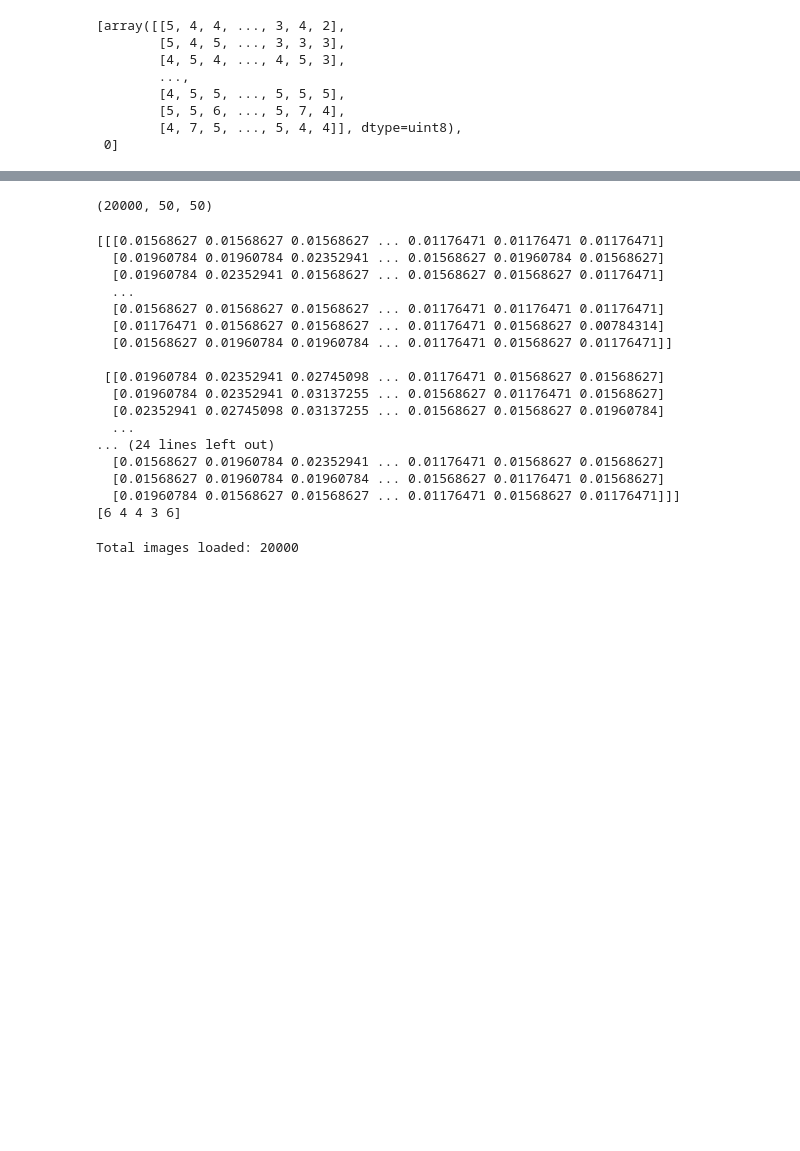
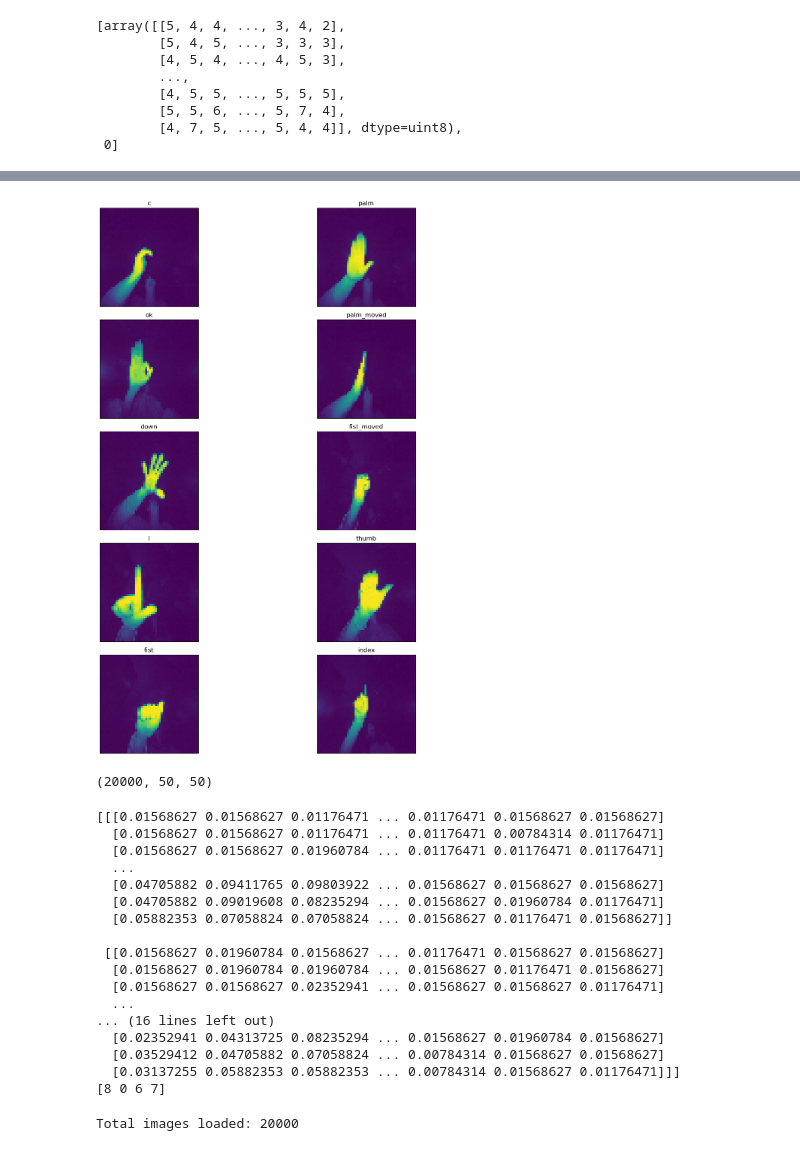
Before and after one commit to habibakhafage/Hand-Gesture-Recognition, a Jupyter notebook: Prodigy InfoTech task 4 ML -checkpoint.ipynb, the cells around one changed output, grey strips where cells are left out. Saved outputs shown, nothing was run; the diff lists cells and outputs as text; code cells hidden in the pictures; blank space fills up the shorter version.

```diff
--- a/Prodigy InfoTech task 4 ML -checkpoint.ipynb
+++ b/Prodigy InfoTech task 4 ML -checkpoint.ipynb
@@ -61,3 +61,23 @@ plt.show()
+# %%
+images_by_category = {}
+for image, class_index in image_data:
+    category = categories[class_index]
+    if category not in images_by_category:
+        images_by_category[category] = image
+    if len(images_by_category) == len(categories):
+        break
+plt.figure(figsize=(15, 15))
+for i, (category, image) in enumerate(images_by_category.items()):
+    plt.subplot(5, 2, i + 1)
+    plt.imshow(image, cmap='viridis')
+    plt.title(category[3:])
+    plt.xticks([])
+    plt.yticks([])
+
+plt.tight_layout()
+plt.show()
+# %% [output]
+[figure, added]
 # %%
 input_data = np.array(input_data)
 label = np.array(label)
@@ -66,26 +86,26 @@ input_data.shape
 # %% [output]
 (20000, 50, 50)
 # %%
-print(input_data[:5])
-print(label[:5])
+print(input_data[:4])
+print(label[:4])
 # %% [output]
-[[[0.01568627 0.01568627 0.01568627 ... 0.01176471 0.01176471 0.01176471]
-  [0.01960784 0.01960784 0.02352941 ... 0.01568627 0.01960784 0.01568627]
-  [0.01960784 0.02352941 0.01568627 ... 0.01568627 0.01568627 0.01176471]
+[[[0.01568627 0.01568627 0.01176471 ... 0.01176471 0.01568627 0.01568627]
+  [0.01568627 0.01568627 0.01176471 ... 0.01176471 0.00784314 0.01176471]
+  [0.01568627 0.01568627 0.01960784 ... 0.01176471 0.01176471 0.01176471]
   ...
-  [0.01568627 0.01568627 0.01568627 ... 0.01176471 0.01176471 0.01176471]
-  [0.01176471 0.01568627 0.01568627 ... 0.01176471 0.01568627 0.00784314]
-  [0.01568627 0.01960784 0.01960784 ... 0.01176471 0.01568627 0.01176471]]
+  [0.04705882 0.09411765 0.09803922 ... 0.01568627 0.01568627 0.01568627]
+  [0.04705882 0.09019608 0.08235294 ... 0.01568627 0.01960784 0.01176471]
+  [0.05882353 0.07058824 0.07058824 ... 0.01568627 0.01176471 0.01568627]]
 
- [[0.01960784 0.02352941 0.02745098 ... 0.01176471 0.01568627 0.01568627]
-  [0.01960784 0.02352941 0.03137255 ... 0.01568627 0.01176471 0.01568627]
-  [0.02352941 0.02745098 0.03137255 ... 0.01568627 0.01568627 0.01960784]
+ [[0.01568627 0.01960784 0.01568627 ... 0.01176471 0.01568627 0.01568627]
+  [0.01568627 0.01960784 0.01960784 ... 0.01568627 0.01176471 0.01568627]
+  [0.01568627 0.01568627 0.02352941 ... 0.01568627 0.01568627 0.01176471]
   ...
-... (24 lines left out)
-  [0.01568627 0.01960784 0.02352941 ... 0.01176471 0.01568627 0.01568627]
-  [0.01568627 0.01960784 0.01960784 ... 0.01568627 0.01176471 0.01568627]
-  [0.01960784 0.01568627 0.01568627 ... 0.01176471 0.01568627 0.01176471]]]
-[6 4 4 3 6]
+... (16 lines left out)
+  [0.02352941 0.04313725 0.08235294 ... 0.01568627 0.01960784 0.01568627]
+  [0.03529412 0.04705882 0.07058824 ... 0.00784314 0.01568627 0.01568627]
+  [0.03137255 0.05882353 0.05882353 ... 0.00784314 0.01568627 0.01176471]]]
+[8 0 6 7]
 # %%
 print(f"Total images loaded: {len(input_data)}")
 # %% [output]
```
Also changed, not shown: parts of 14 cells of this notebook.
